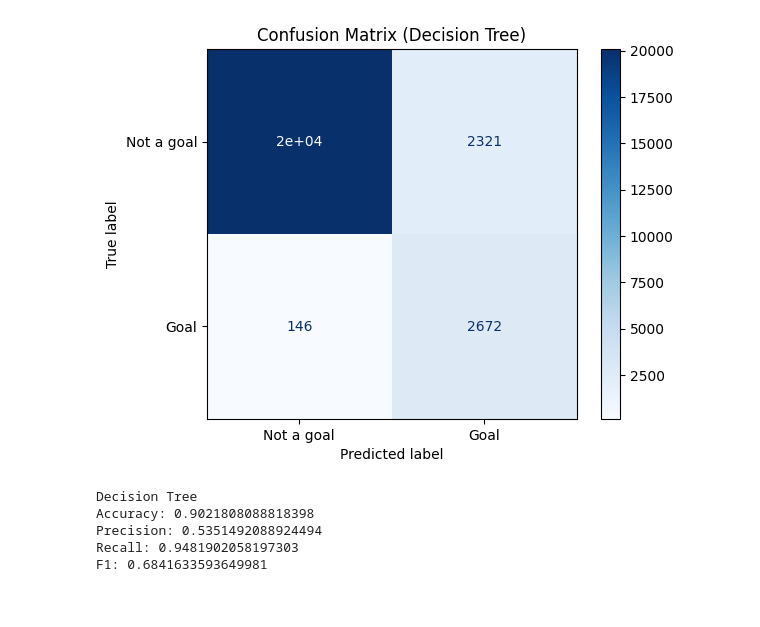
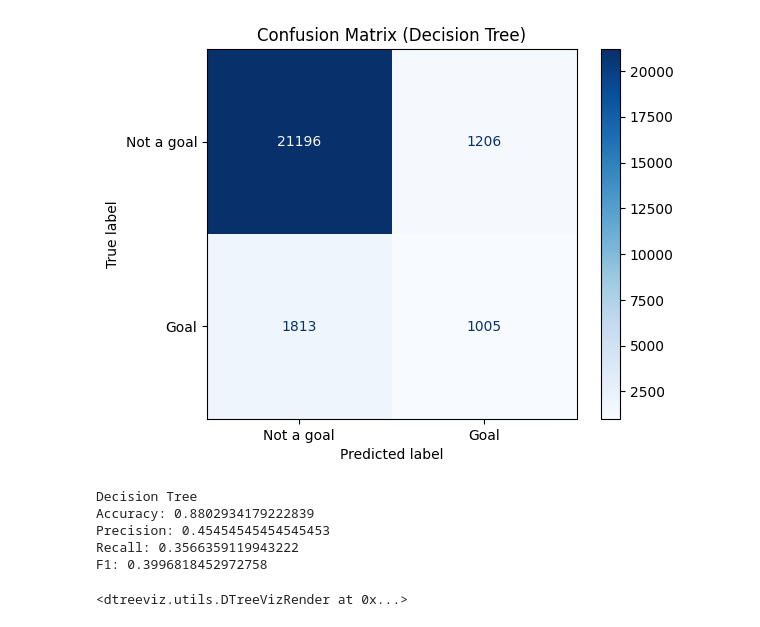
Before and after one commit to kkkarnav/BetterxG, a Jupyter notebook: 4_baseline_models.ipynb, the cells around one changed output. Cells and saved outputs as stored; diff of their text form; code cells hidden in the pictures.

```diff
--- a/4_baseline_models.ipynb
+++ b/4_baseline_models.ipynb
@@ -43,4 +46,2 @@ location_y_distance      472
 shot_angle             52936
 dtype: int64
-# %%
-data = data.drop(["location_y", "pass_height", "pass_type", "duration"], axis=1)
@@ -47,7 +73,15 @@ data = data.drop(["location_y", "pass_height", "pass_type", "duration"], axis=1)
+# %%
+# drop redundant features
+data.drop(["location_x", "location_y"], axis=1, inplace=True)
+# drop features that leak target information
+data.drop(["duration", "shot_angle"], axis=1, inplace=True)
+# drop low information features
+data.drop(["aerial_won", "follows_dribble", "possession", "minute", "period", "num_passes", "pass_duration"], axis=1, inplace=True)
+# "position", "body_part", "type", "pass_height", "pass_type"
 # %%
 # one-hot encode the categorical data
 encoded_data = data
-for column_name in ["play_pattern", "position", "technique", "body_part", "type"]:
+for column_name in ["play_pattern", "technique", "position", "body_part", "type", "pass_height", "pass_type"]:
     one_hot_encoded = pd.get_dummies(encoded_data[column_name], prefix=column_name)
     encoded_data = encoded_data.drop(column_name, axis=1)
     encoded_data = pd.concat([encoded_data, one_hot_encoded], axis=1)
@@ -165,12 +194,16 @@ def logistic_regression():
     return logistic_r.predict_proba(X_test)
 # %%
 def decision_tree():
-    dt = DecisionTreeClassifier(criterion="gini", max_depth=7, max_leaf_nodes=25, min_samples_split=2)
+    dt = DecisionTreeClassifier(criterion="gini", max_depth=8, max_leaf_nodes=50, min_samples_split=100)
     dt.fit(X_train, y_train)
     y_pred = dt.predict(X_test)
 
     calculate_stats(y_test, y_pred, "Decision Tree")
 
-    return dt.predict_proba(X_test)
+    viz_model = dtreeviz.model(dt,
+                           X_train=X_train, y_train=y_train,
+                           feature_names=X.columns, target_name="is_goal", class_names=["Not a goal", "Goal"])
+
+    return dt.predict_proba(X_test), viz_model
 # %%
 def gradient_boosted_tree():
@@ -202,12 +235,16 @@ F1: 0.4835657856237199
 # %%
-dt_xg = decision_tree()
+dt_xg, viz = decision_tree()
 # %% [output]
-[figure, old version]
+[figure, new version]
 Decision Tree
-Accuracy: 0.9021808088818398
-Precision: 0.5351492088924494
-Recall: 0.9481902058197303
-F1: 0.6841633593649981
+Accuracy: 0.8802934179222839
+Precision: 0.45454545454545453
+Recall: 0.3566359119943222
+F1: 0.3996818452972758
+# %%
+viz.view(fancy=False)
+# %% [output]
+<dtreeviz.utils.DTreeVizRender at 0x...>
 # %%
 gbt_xg = gradient_boosted_tree()
 # %% [output]
```
Also changed, not shown: parts of 14 cells of this notebook, 1 other file.
